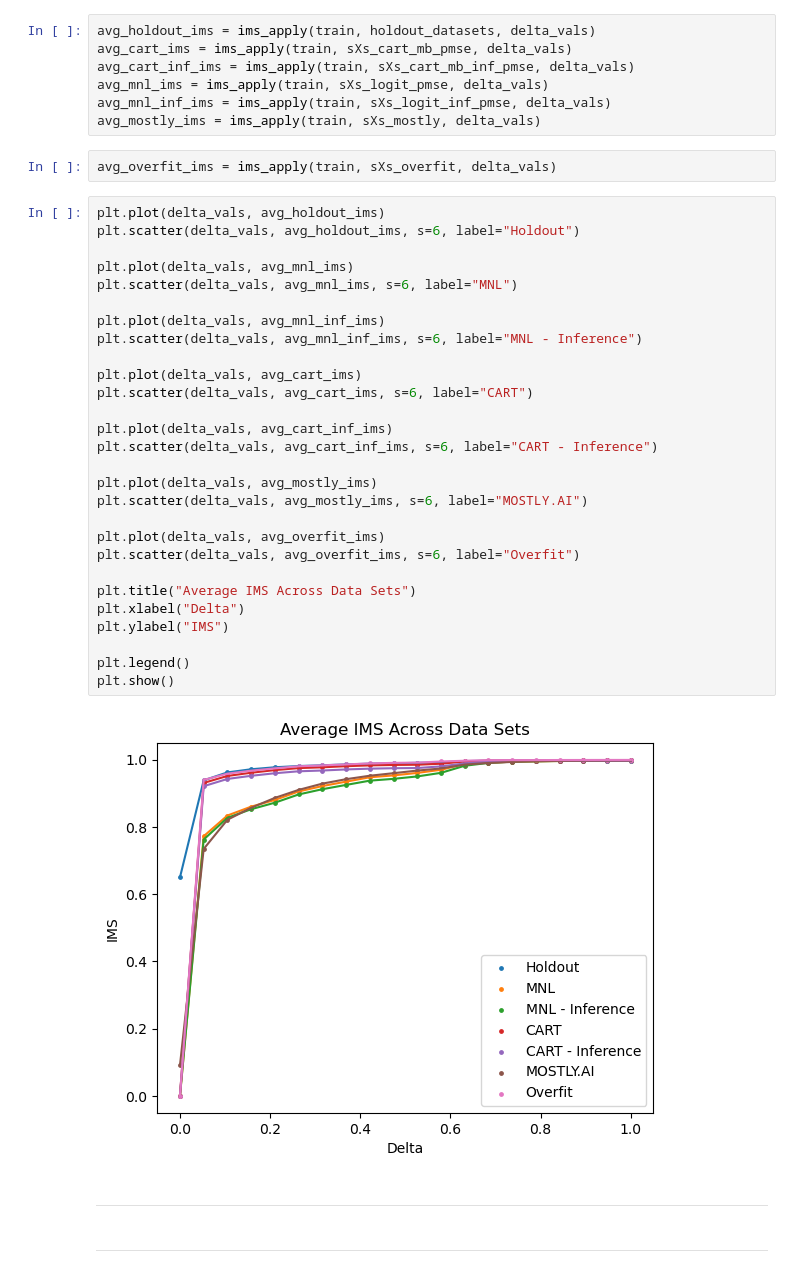
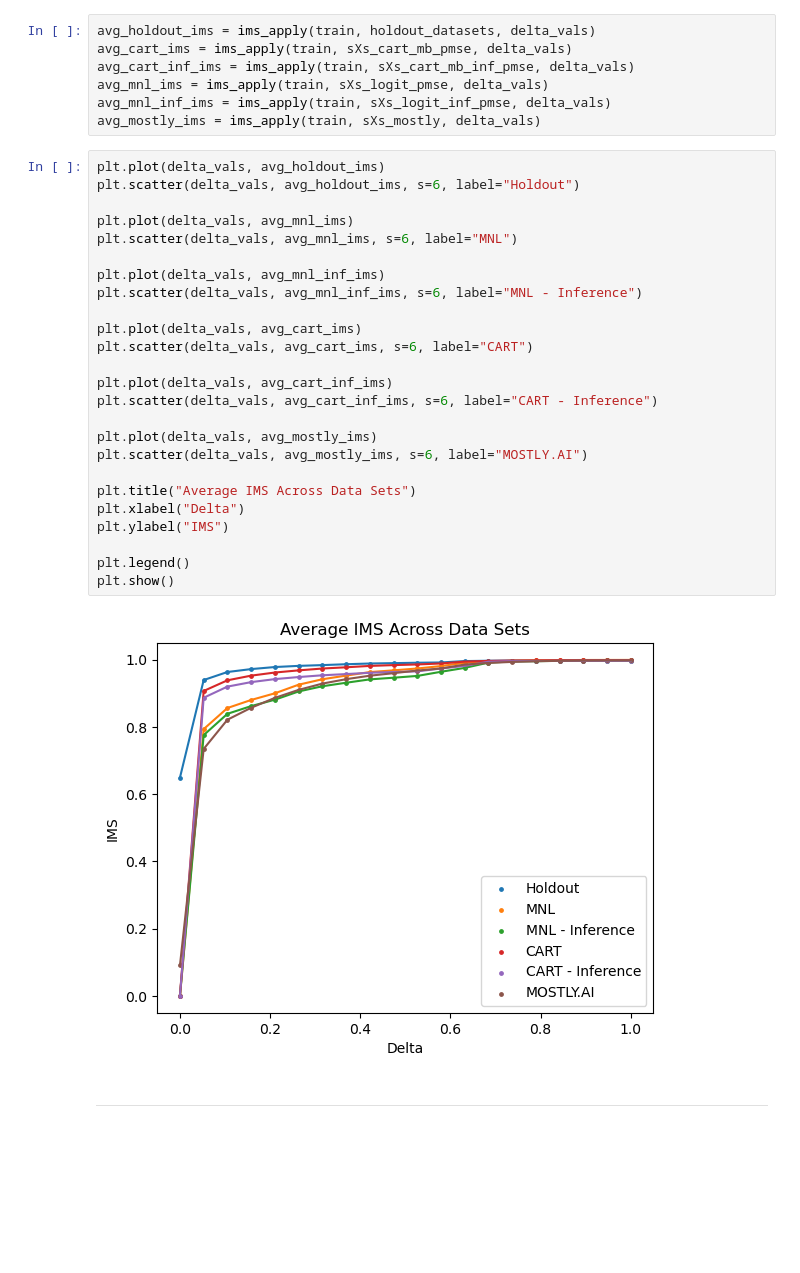
Before and after one commit to cdbale/optimized-sequential-synthesis, a Jupyter notebook: Privacy-Analysis.ipynb, the cells around one changed output. Drawn from its saved outputs; the diff is of its cells as text; blank space fills up the shorter version.

```diff
--- a/Privacy-Analysis.ipynb
+++ b/Privacy-Analysis.ipynb
@@ -162,40 +158,33 @@ avg_cart_inf_ims = ims_apply(train, sXs_cart_mb_inf_pmse, delta_vals)
 avg_mnl_ims = ims_apply(train, sXs_logit_pmse, delta_vals)
 avg_mnl_inf_ims = ims_apply(train, sXs_logit_inf_pmse, delta_vals)
 avg_mostly_ims = ims_apply(train, sXs_mostly, delta_vals)
-# %%
-avg_overfit_ims = ims_apply(train, sXs_overfit, delta_vals)
 # %%
 plt.plot(delta_vals, avg_holdout_ims)
 plt.scatter(delta_vals, avg_holdout_ims, s=6, label="Holdout")
 
 plt.plot(delta_vals, avg_mnl_ims)
 plt.scatter(delta_vals, avg_mnl_ims, s=6, label="MNL")
 
 plt.plot(delta_vals, avg_mnl_inf_ims)
 plt.scatter(delta_vals, avg_mnl_inf_ims, s=6, label="MNL - Inference")
 
 plt.plot(delta_vals, avg_cart_ims)
 plt.scatter(delta_vals, avg_cart_ims, s=6, label="CART")
 
 plt.plot(delta_vals, avg_cart_inf_ims)
 plt.scatter(delta_vals, avg_cart_inf_ims, s=6, label="CART - Inference")
 
 plt.plot(delta_vals, avg_mostly_ims)
 plt.scatter(delta_vals, avg_mostly_ims, s=6, label="MOSTLY.AI")
 
-plt.plot(delta_vals, avg_overfit_ims)
-plt.scatter(delta_vals, avg_overfit_ims, s=6, label="Overfit")
-
 plt.title("Average IMS Across Data Sets")
 plt.xlabel("Delta")
 plt.ylabel("IMS")
 
 plt.legend()
 plt.show()
 # %% [output]
-[figure, old version]
+[figure, new version]
-# %% [markdown]
-***
 # %% [markdown]
 ***
 # %% [markdown]
```
Also changed, not shown: parts of 15 cells of this notebook, 12 other files.
